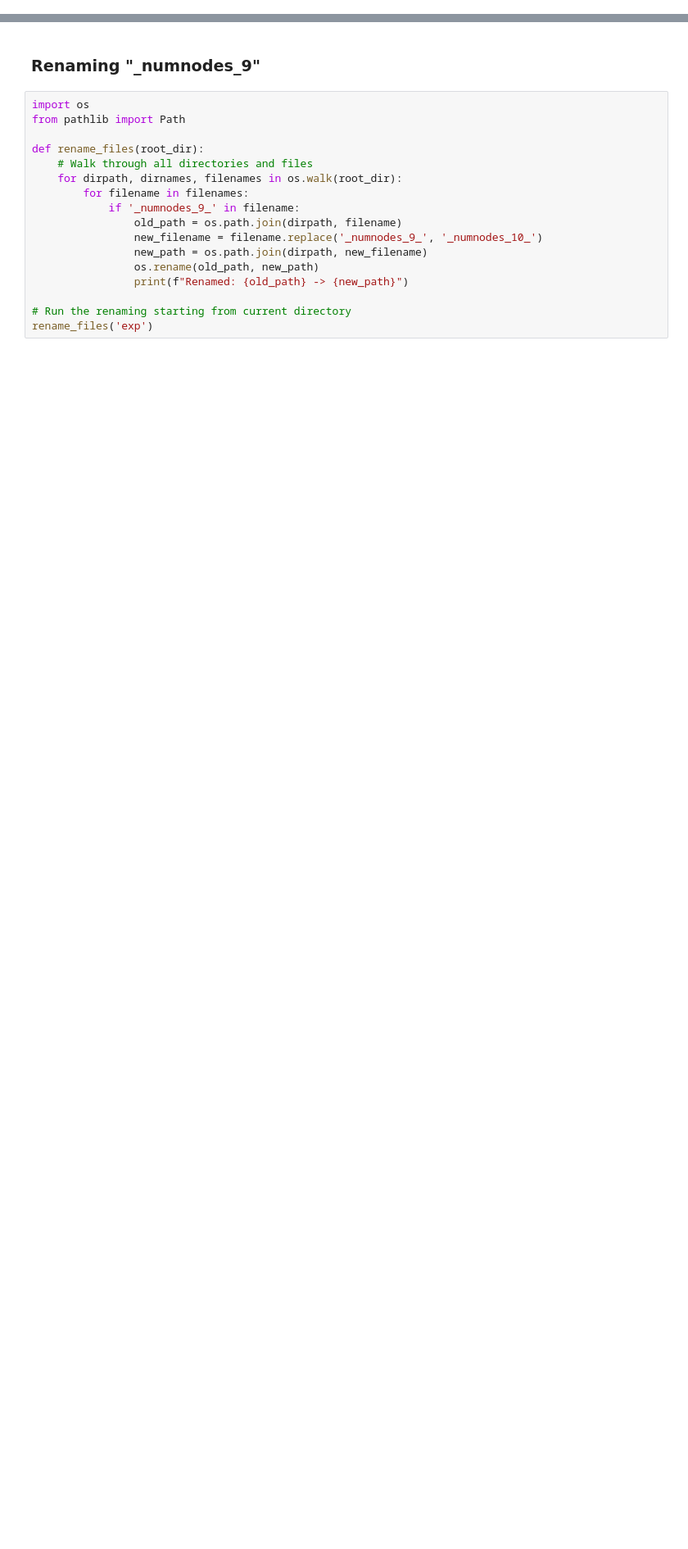
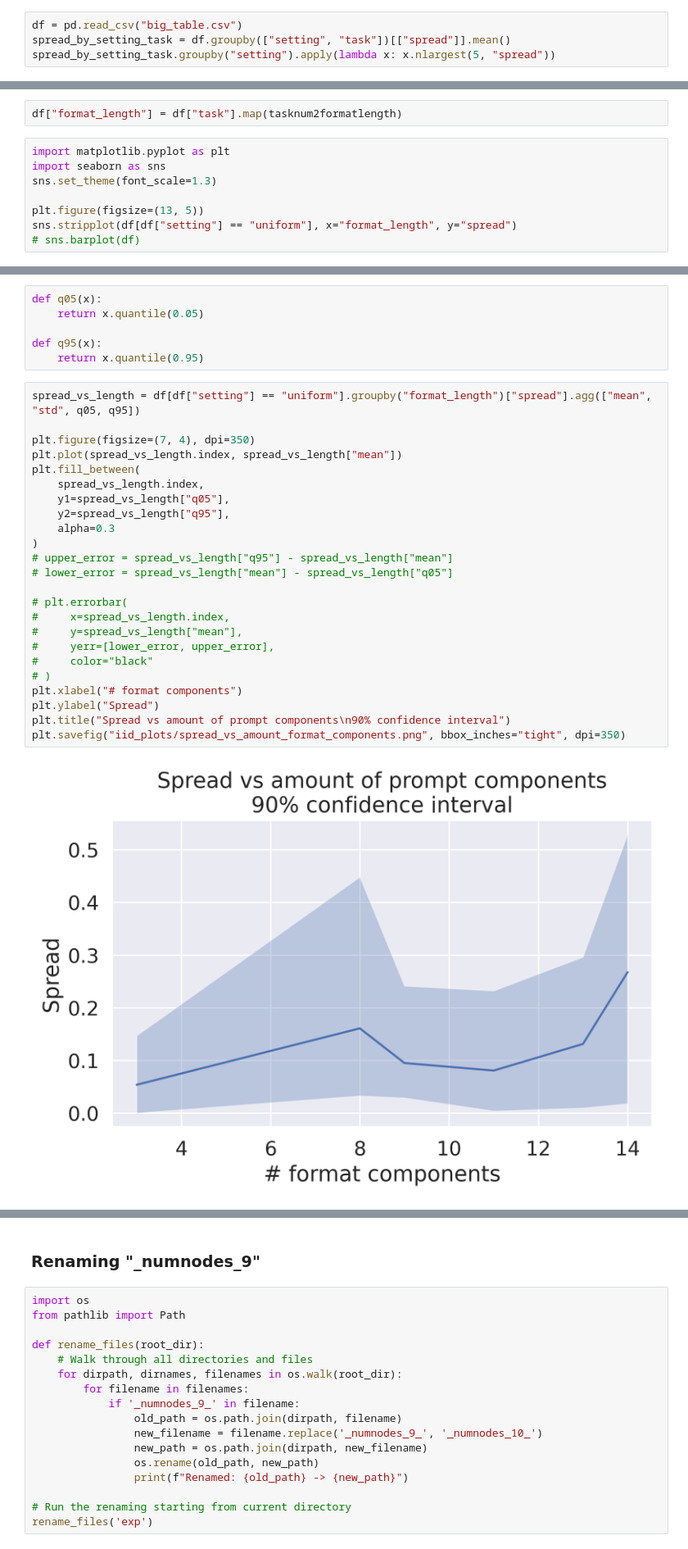
Before and after one commit to AIRI-Institute/when-punctuation-matters, a Jupyter notebook: tmp.ipynb, the cells around one changed output, grey strips where cells are left out. Shown at 82% size. Drawn from its saved outputs; the diff is of its cells as text; blank space fills up the shorter version.

Commit message:
Visualizations of consistency Lora

```diff
--- a/tmp.ipynb
+++ b/tmp.ipynb
@@ -2,0 +29,4 @@
+# %%
+df = pd.read_csv("big_table.csv")
+spread_by_setting_task = df.groupby(["setting", "task"])[["spread"]].mean()
+spread_by_setting_task.groupby("setting").apply(lambda x: x.nlargest(5, "spread"))
@@ -2,0 +85,10 @@
+# %%
+df["format_length"] = df["task"].map(tasknum2formatlength)
+# %%
+import matplotlib.pyplot as plt
+import seaborn as sns
+sns.set_theme(font_scale=1.3)
+
+plt.figure(figsize=(13, 5))
+sns.stripplot(df[df["setting"] == "uniform"], x="format_length", y="spread")
+# sns.barplot(df)
@@ -2,0 +98,32 @@
+# %%
+def q05(x):
+    return x.quantile(0.05)
+
+def q95(x):
+    return x.quantile(0.95)
+# %%
+spread_vs_length = df[df["setting"] == "uniform"].groupby("format_length")["spread"].agg(["mean", "std", q05, q95])
+
+plt.figure(figsize=(7, 4), dpi=350)
+plt.plot(spread_vs_length.index, spread_vs_length["mean"])
+plt.fill_between(
+    spread_vs_length.index,
+    y1=spread_vs_length["q05"],
+    y2=spread_vs_length["q95"],
+    alpha=0.3
+)
+# upper_error = spread_vs_length["q95"] - spread_vs_length["mean"]
+# lower_error = spread_vs_length["mean"] - spread_vs_length["q05"]
+
+# plt.errorbar(
+#     x=spread_vs_length.index,
+#     y=spread_vs_length["mean"],
+#     yerr=[lower_error, upper_error],
+#     color="black"
+# )
+plt.xlabel("# format components")
+plt.ylabel("Spread")
+plt.title("Spread vs amount of prompt components\n90% confidence interval")
+plt.savefig("iid_plots/spread_vs_amount_format_components.png", bbox_inches="tight", dpi=350)
+# %% [output]
+[figure, added]
```
Also changed, not shown: parts of 45 cells of this notebook, 1 other file.
